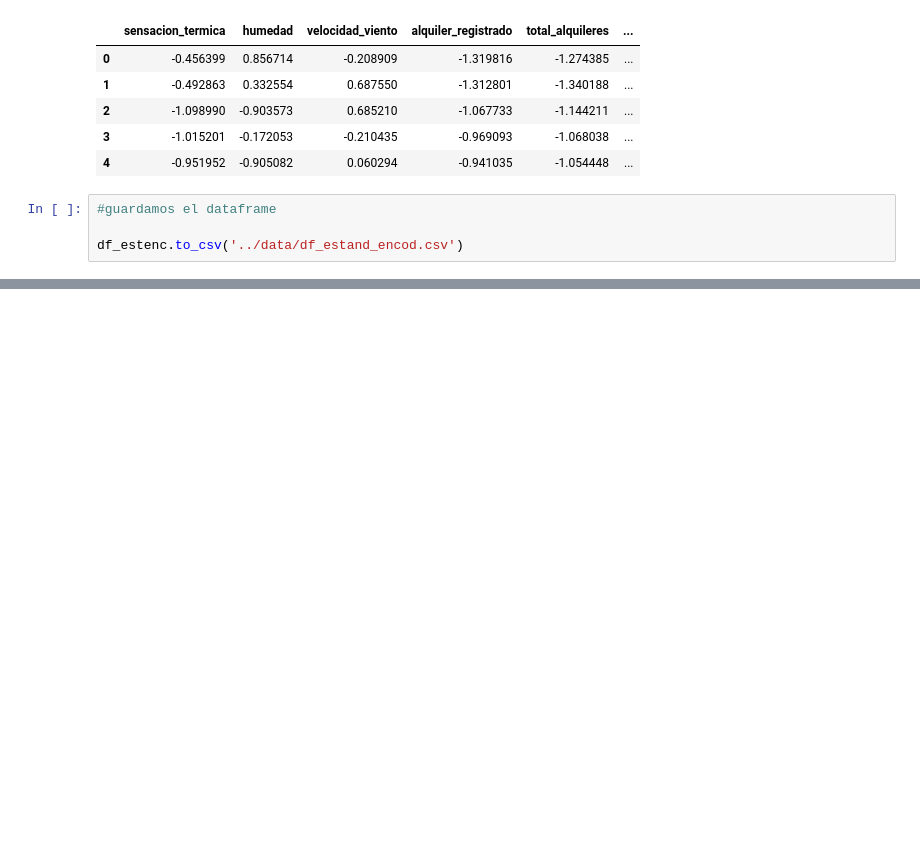
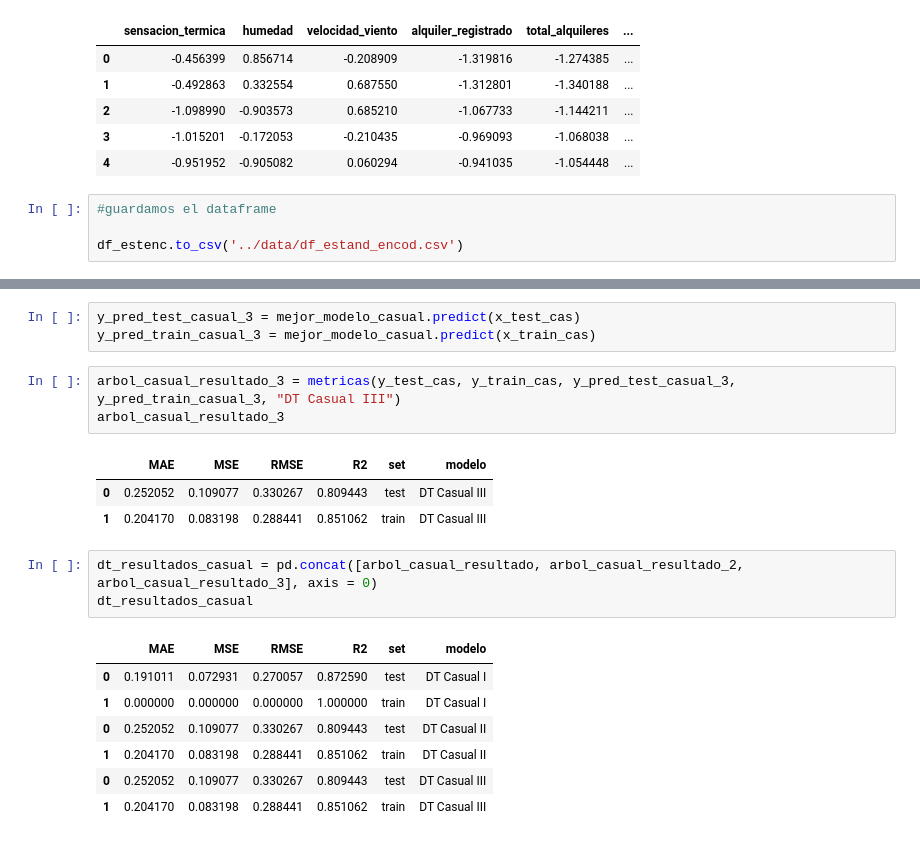
Before and after one commit to LourdesBoj/promoE-modulo3-proyecto-equipo3-Andrea-Catalina-Lourdes-AnaLopez, a Jupyter notebook: notebooks/modelo_1.ipynb, the cells around one changed output, grey strips where cells are left out. Cells and saved outputs as stored; diff of their text form; blank space fills up the shorter version.

```diff
--- a/notebooks/modelo_1.ipynb
+++ b/notebooks/modelo_1.ipynb
@@ -257,0 +395,21 @@ df_estenc.to_csv('../data/df_estand_encod.csv')
+# %%
+y_pred_test_casual_3 = mejor_modelo_casual.predict(x_test_cas)
+y_pred_train_casual_3 = mejor_modelo_casual.predict(x_train_cas)
+# %%
+arbol_casual_resultado_3 = metricas(y_test_cas, y_train_cas, y_pred_test_casual_3, y_pred_train_casual_3, "DT Casual III")
+arbol_casual_resultado_3
+# %% [output]
+|  | MAE | MSE | RMSE | R2 | set | modelo |
+| 0 | 0.252052 | 0.109077 | 0.330267 | 0.809443 | test | DT Casual III |
+| 1 | 0.204170 | 0.083198 | 0.288441 | 0.851062 | train | DT Casual III |
+# %%
+dt_resultados_casual = pd.concat([arbol_casual_resultado, arbol_casual_resultado_2, arbol_casual_resultado_3], axis = 0)
+dt_resultados_casual
+# %% [output]
+|  | MAE | MSE | RMSE | R2 | set | modelo |
+| 0 | 0.191011 | 0.072931 | 0.270057 | 0.872590 | test | DT Casual I |
+| 1 | 0.000000 | 0.000000 | 0.000000 | 1.000000 | train | DT Casual I |
+| 0 | 0.252052 | 0.109077 | 0.330267 | 0.809443 | test | DT Casual II |
+| 1 | 0.204170 | 0.083198 | 0.288441 | 0.851062 | train | DT Casual II |
+| 0 | 0.252052 | 0.109077 | 0.330267 | 0.809443 | test | DT Casual III |
+| 1 | 0.204170 | 0.083198 | 0.288441 | 0.851062 | train | DT Casual III |
```
Also changed, not shown: parts of 43 cells of this notebook, 11 other files.
